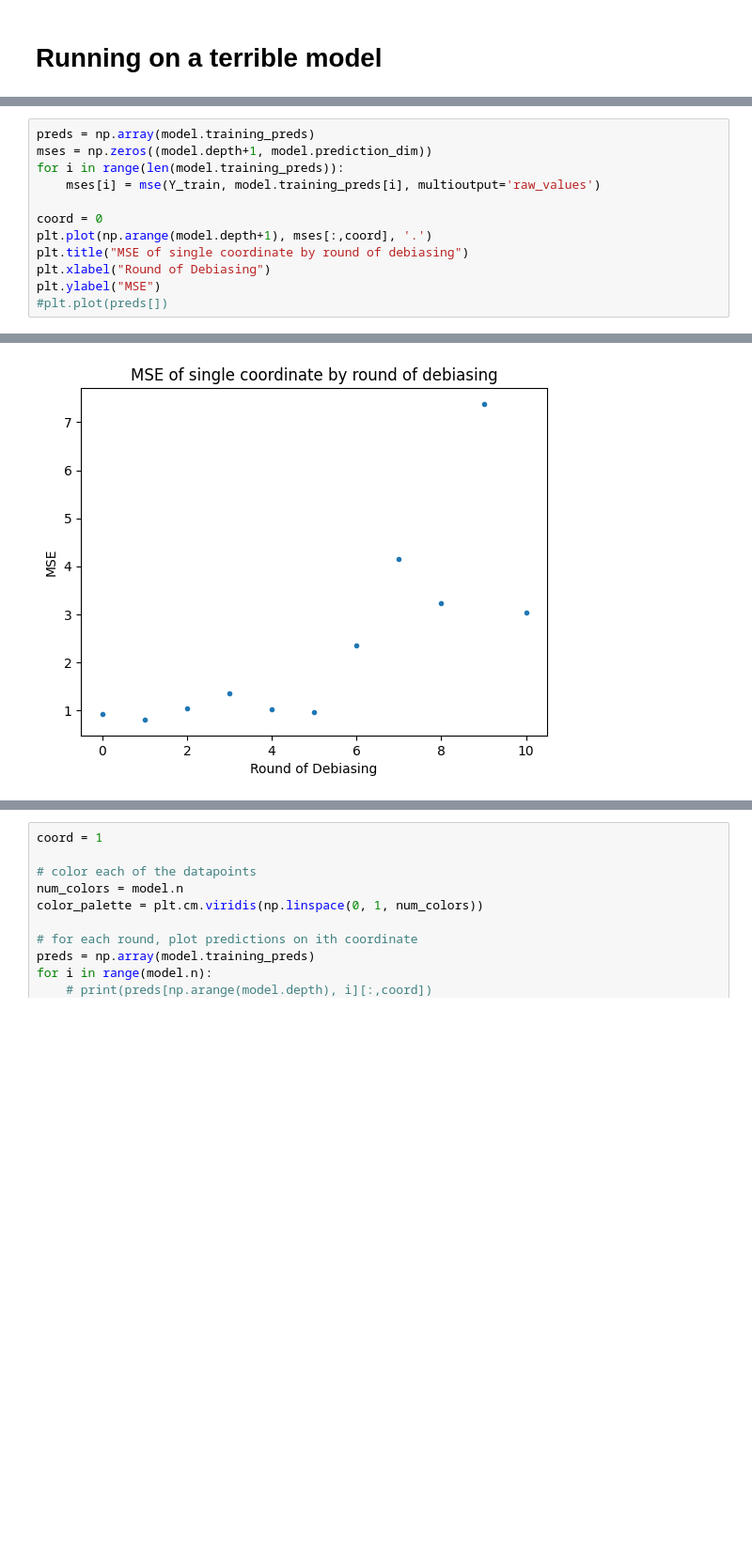
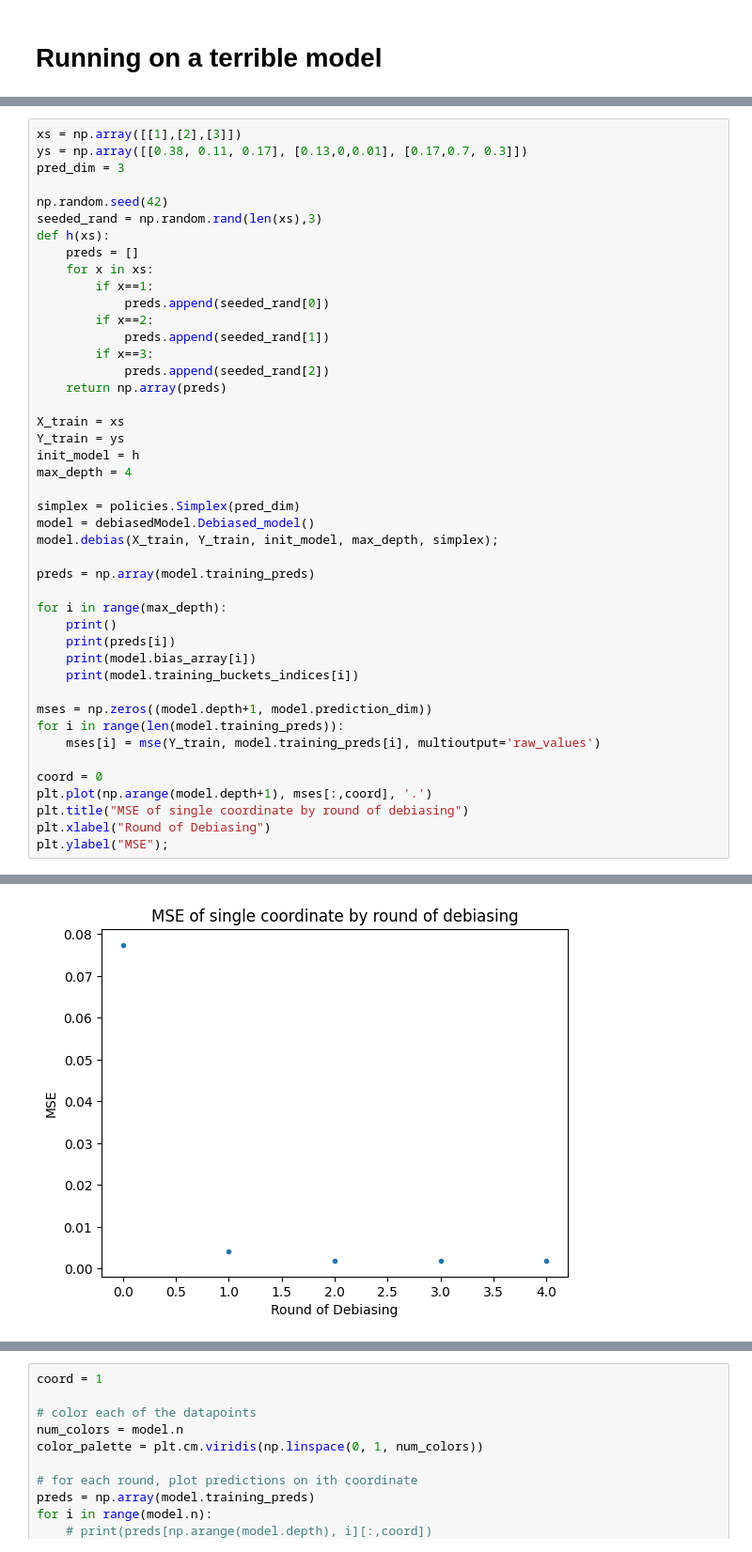
Before and after one commit to globusharris/ensembling-constrained-optimization, a Jupyter notebook: optimization-scratch.ipynb, the cells around one changed output, grey strips where cells are left out. Shown at 94% size. Cells and saved outputs as stored; diff of their text form; blank space fills up the shorter version.

```diff
--- a/optimization-scratch.ipynb
+++ b/optimization-scratch.ipynb
@@ -224,5 +188,38 @@ Round of debiasing:
 # %%
+xs = np.array([[1],[2],[3]])
+ys = np.array([[0.38, 0.11, 0.17], [0.13,0,0.01], [0.17,0.7, 0.3]])
+pred_dim = 3
+
+np.random.seed(42)
+seeded_rand = np.random.rand(len(xs),3)
+def h(xs):
+    preds = []
+    for x in xs:
+        if x==1:
+            preds.append(seeded_rand[0])
+        if x==2:
+            preds.append(seeded_rand[1])
+        if x==3:
+            preds.append(seeded_rand[2])
+    return np.array(preds)
+
+X_train = xs
+Y_train = ys
+init_model = h
+max_depth = 4
+
+simplex = policies.Simplex(pred_dim)
+model = debiasedModel.Debiased_model()
+model.debias(X_train, Y_train, init_model, max_depth, simplex);
+
 preds = np.array(model.training_preds)
+
+for i in range(max_depth):
+    print()
+    print(preds[i])
+    print(model.bias_array[i])
+    print(model.training_buckets_indices[i])
+
 mses = np.zeros((model.depth+1, model.prediction_dim))
 for i in range(len(model.training_preds)):
     mses[i] = mse(Y_train, model.training_preds[i], multioutput='raw_values')
@@ -231,6 +228,5 @@ coord = 0
 plt.plot(np.arange(model.depth+1), mses[:,coord], '.')
 plt.title("MSE of single coordinate by round of debiasing")
 plt.xlabel("Round of Debiasing")
-plt.ylabel("MSE")
-#plt.plot(preds[])
+plt.ylabel("MSE");
 # %% [output]
@@ -238 +250 @@ Text(0, 0.5, 'MSE')
-[figure, old version]
+[figure, new version]
```
Also changed, not shown: parts of 21 cells of this notebook, 2 other files.
